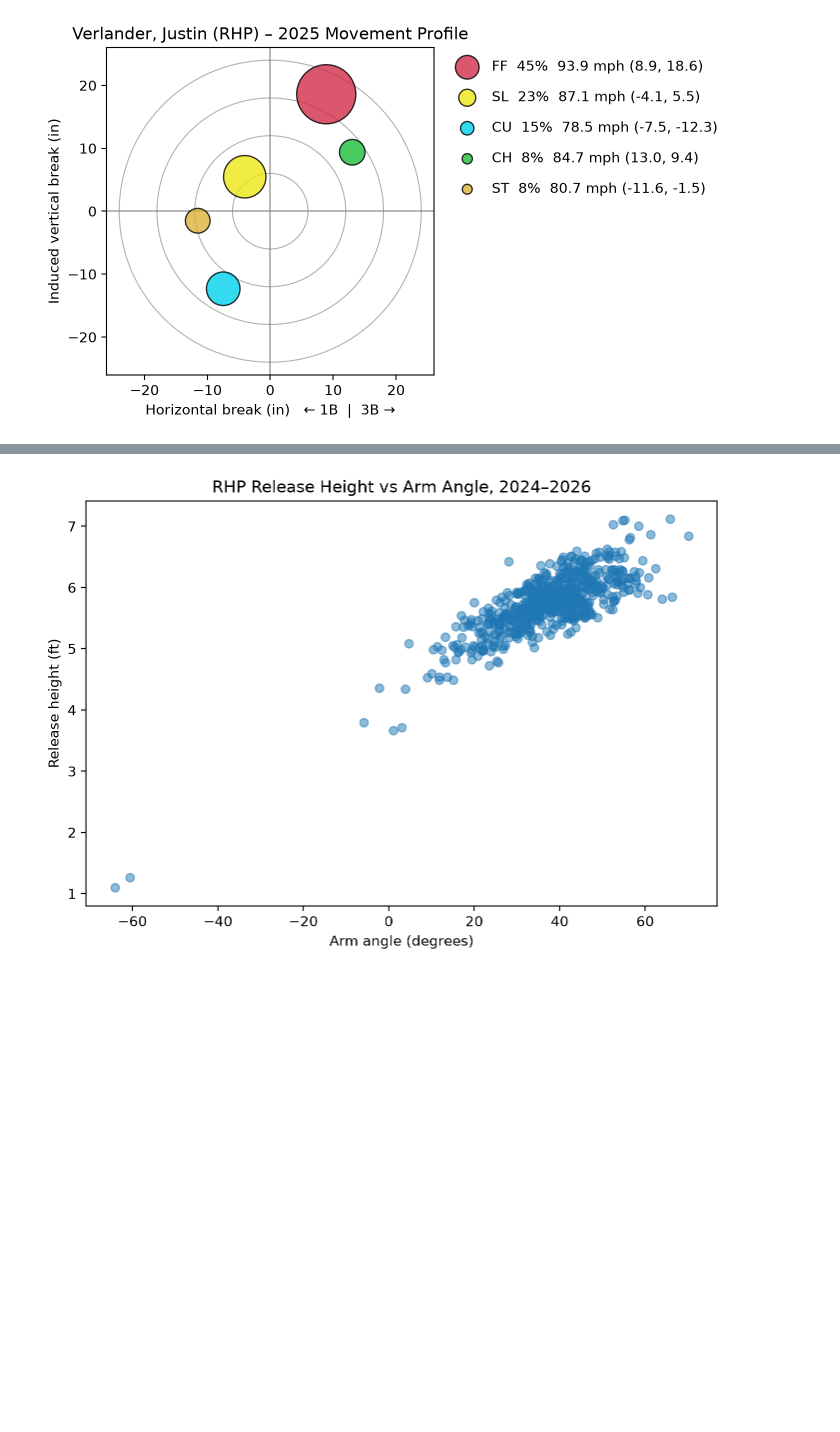
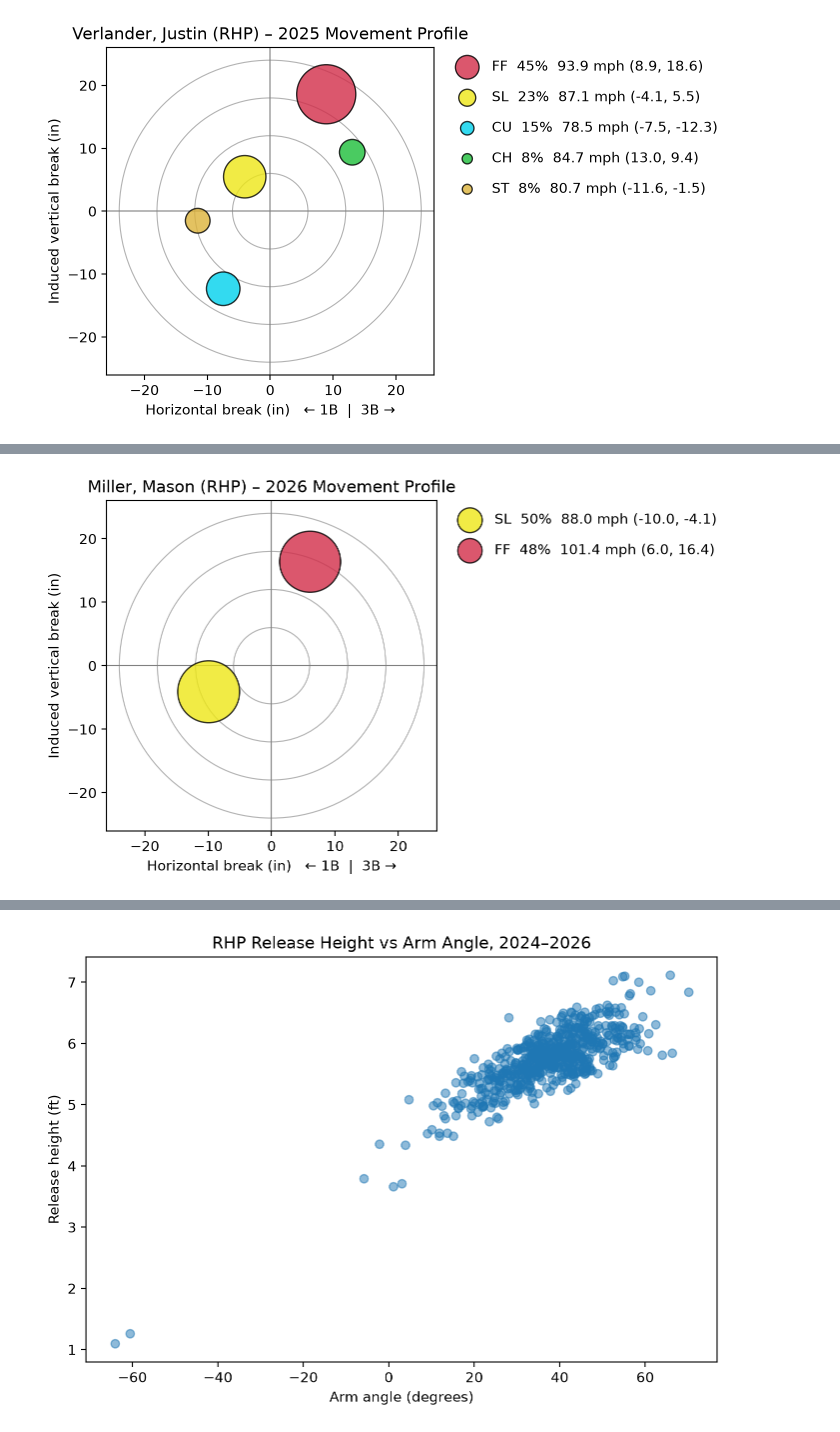
Before and after one commit to CyrusMT123/Baseball-Pitching-Final-Project, a Jupyter notebook: Visualizations.ipynb, the cells around one changed output, grey strips where cells are left out. Cells and saved outputs as stored; diff of their text form; code cells hidden in the pictures; blank space fills up the shorter version.

```diff
--- a/Visualizations.ipynb
+++ b/Visualizations.ipynb
@@ -72,0 +79,6 @@ plt.show()
+# %%
+movement_plot(data, 'Miller, Mason', 2026)
+plt.savefig(VISUALIZATIONS / "Mason Miller 2026.png")
+plt.show()
+# %% [output]
+[figure, added]
```
Also changed, not shown: parts of 4 cells of this notebook, 6 other files.
